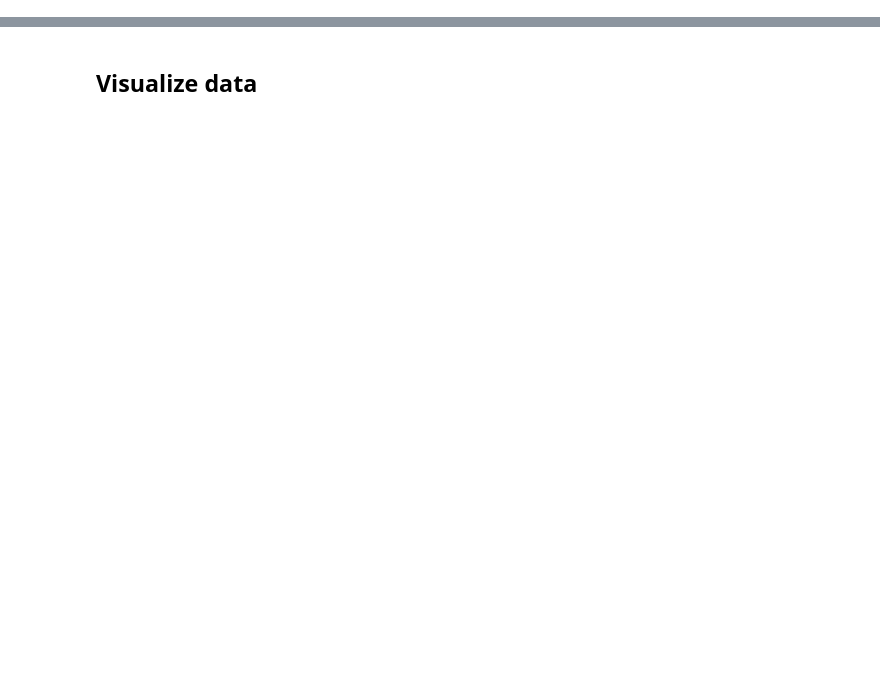
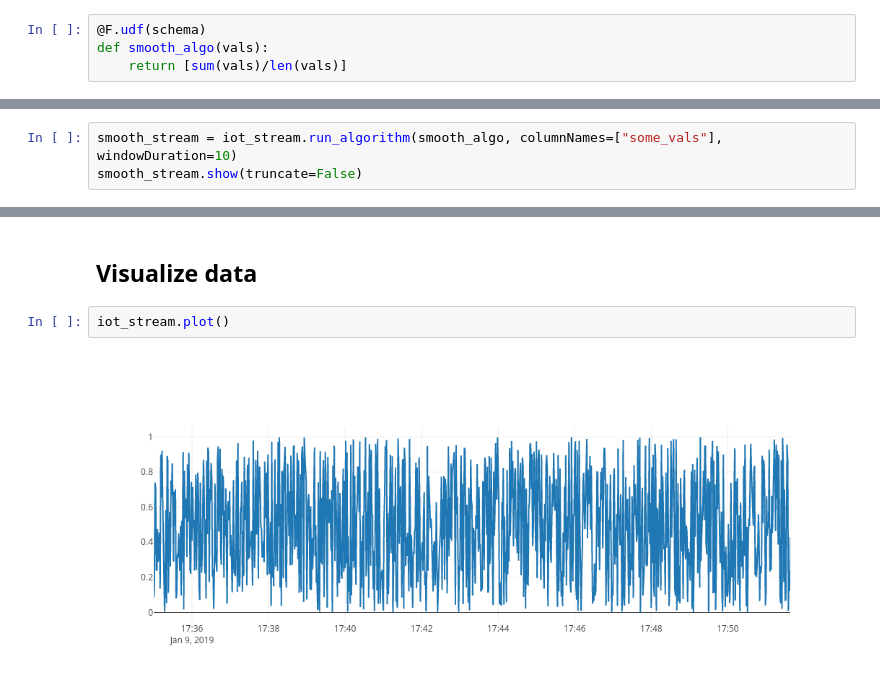
Before and after one commit to MD2Korg/CerebralCortex, a Jupyter notebook: jupyter/import_and_analyse_data.ipynb, the cells around one changed output, grey strips where cells are left out. Cells and saved outputs as stored; diff of their text form; blank space fills up the shorter version.

Commit message:
updated and added a smoothing algo

```diff
--- a/jupyter/import_and_analyse_data.ipynb
+++ b/jupyter/import_and_analyse_data.ipynb
@@ -69,2 +60,9 @@ iot_stream.metadata
+# %%
+@F.udf(schema)
+def smooth_algo(vals):
+    return [sum(vals)/len(vals)]
 # %% [markdown]
 ## Run smoothing algorithm on imported data
+# %%
+smooth_stream = iot_stream.run_algorithm(smooth_algo, columnNames=["some_vals"], windowDuration=10)
+smooth_stream.show(truncate=False)
@@ -71,2 +87,6 @@ iot_stream.metadata
 # %% [markdown]
 ## Visualize data
+# %%
+iot_stream.plot()
+# %% [output]
+[figure, added]
```
Also changed, not shown: parts of 8 cells of this notebook, 1 other file.
